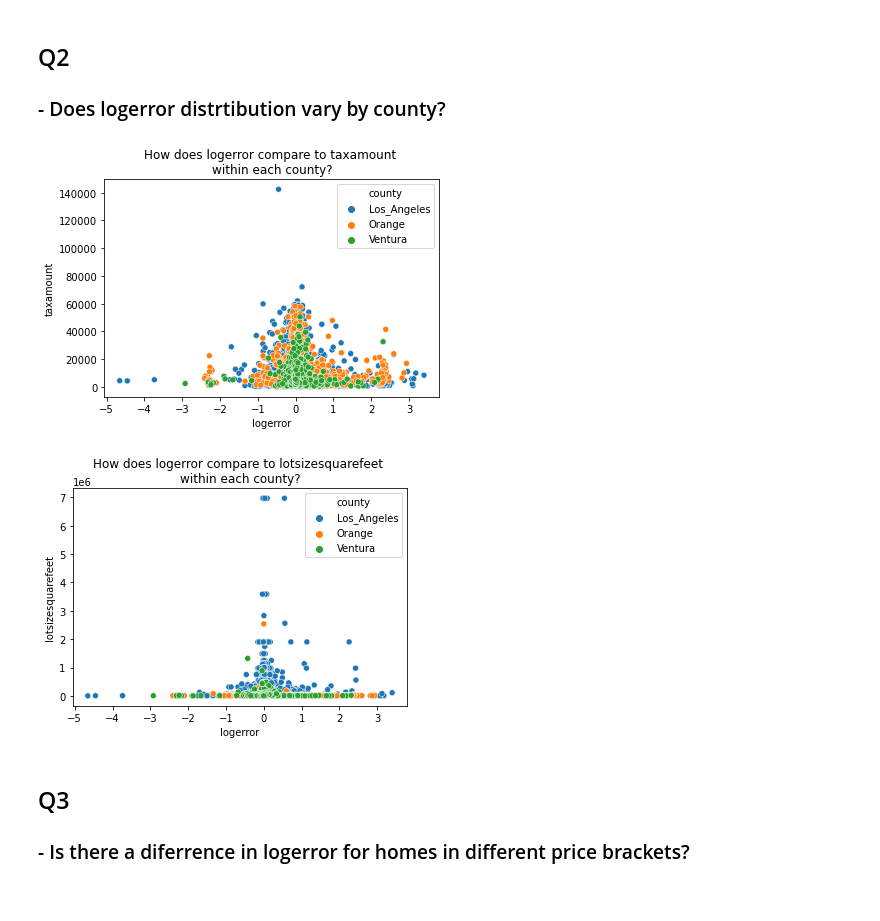
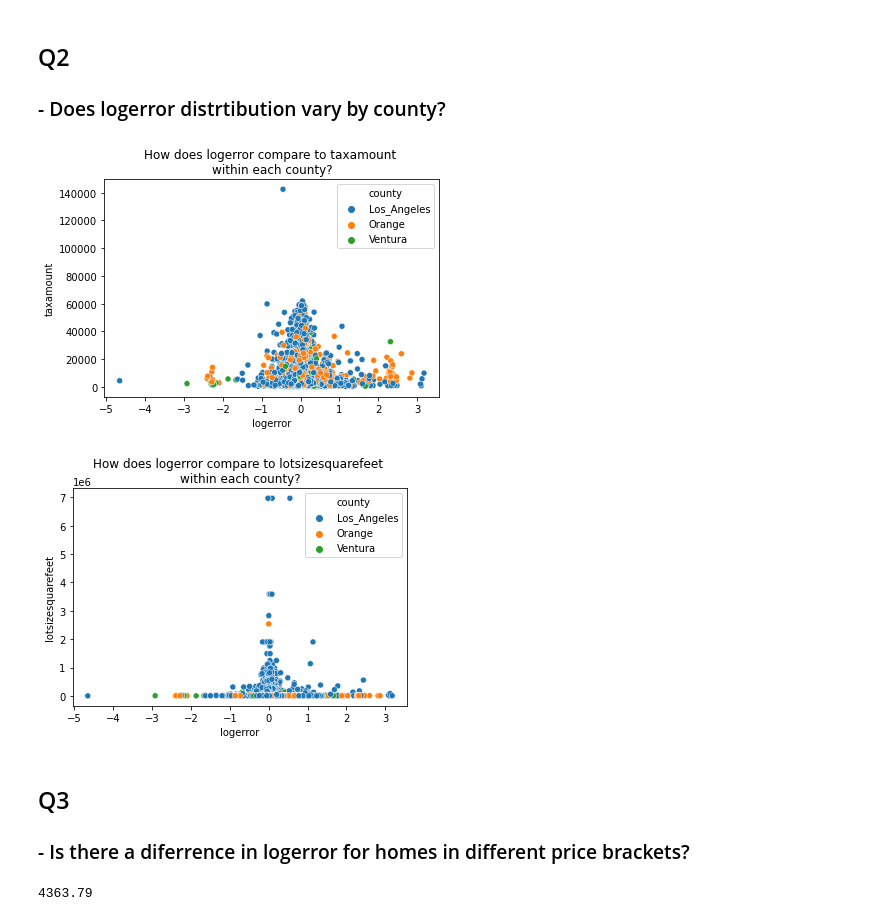
Before and after one commit to johngrinstead/clustering-exercises, a Jupyter notebook: explore_zillow.ipynb, the cells around one changed output. Drawn from its saved outputs; the diff is of its cells as text; code cells hidden in the pictures.

```diff
--- a/explore_zillow.ipynb
+++ b/explore_zillow.ipynb
@@ -93,3 +95,5 @@ transactiondate                 0
 heatingorsystemdesc             0
 county                          0
 dtype: int64
+# %%
+train, validate, test = split(df)
@@ -135,18 +186,18 @@ for col in df.columns:
 ### - Does logerror distrtibution vary by county?
 # %%
 sns.scatterplot(x='logerror', y='taxamount',
-               data=df, hue='county')
+               data=train, hue='county')
 plt.title("How does logerror compare to taxamount \nwithin each county?")
 plt.show()
 # %% [output]
-[figure, old version]
+[figure, new version]
 # %%
 sns.scatterplot(x='logerror', y='lotsizesquarefeet',
-               data=df, hue='county')
+               data=train, hue='county')
 plt.title("How does logerror compare to lotsizesquarefeet \nwithin each county?")
 plt.show()
 # %% [output]
-[figure, old version]
+[figure, new version]
 # %%
 ### takeaways:
 
@@ -159,3 +210,7 @@ plt.show()
 ## Q3
 
 ### - Is there a diferrence in logerror for homes in different price brackets?
+# %%
+train.taxamount.median()
+# %% [output]
+4363.79
```
Also changed, not shown: parts of 39 cells of this notebook, 1 other file.
